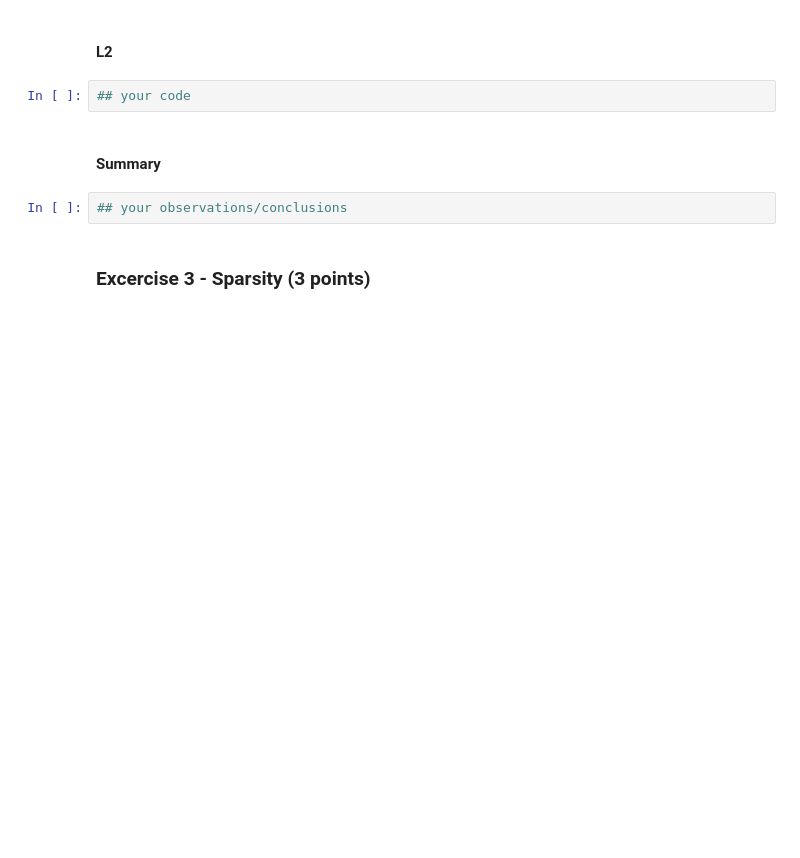
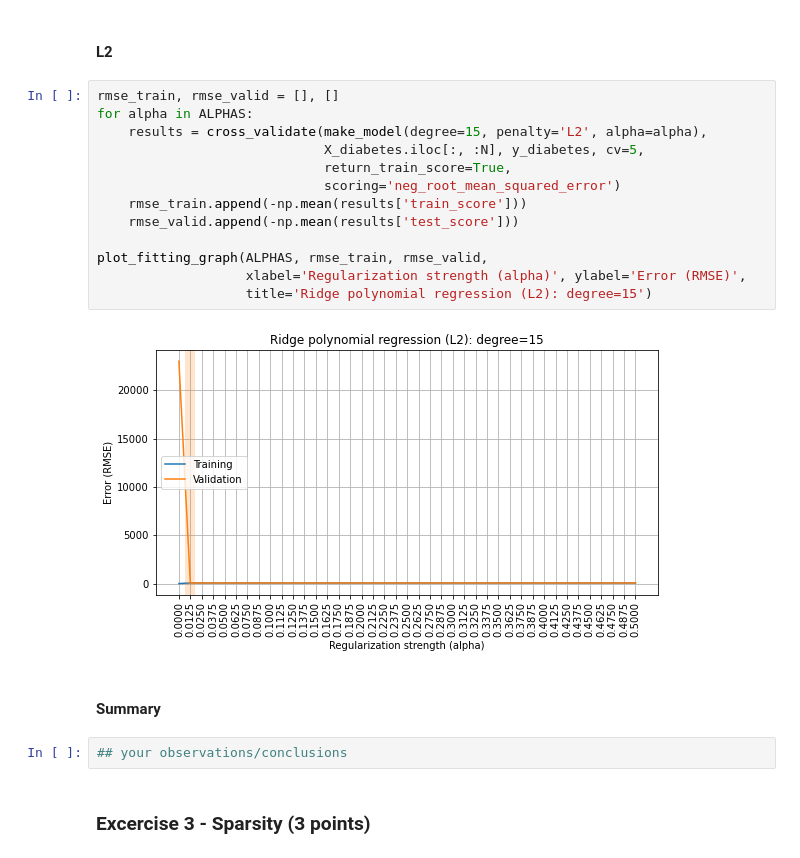
Before and after one commit to galamuz/ml-intro-2, a Jupyter notebook: 4_overfitting_regularization/overfitting_regularization.ipynb, the cells around one changed output. Cells and saved outputs as stored; diff of their text form; blank space fills up the shorter version.

```diff
--- a/4_overfitting_regularization/overfitting_regularization.ipynb
+++ b/4_overfitting_regularization/overfitting_regularization.ipynb
@@ -407,7 +519,20 @@ Please do a discovery on your own and find that out empirically (both for **L1**
 # %% [markdown]
 #### L2
-# %%
-## your code
+# %%
+rmse_train, rmse_valid = [], []
+for alpha in ALPHAS:
+    results = cross_validate(make_model(degree=15, penalty='L2', alpha=alpha),
+                             X_diabetes.iloc[:, :N], y_diabetes, cv=5,
+                             return_train_score=True,
+                             scoring='neg_root_mean_squared_error')
+    rmse_train.append(-np.mean(results['train_score']))
+    rmse_valid.append(-np.mean(results['test_score']))
+
+plot_fitting_graph(ALPHAS, rmse_train, rmse_valid,
+                   xlabel='Regularization strength (alpha)', ylabel='Error (RMSE)',
+                   title='Ridge polynomial regression (L2): degree=15')
+# %% [output]
+[figure, added]
 # %% [markdown]
 #### Summary
 # %%
```
Also changed, not shown: parts of 37 cells of this notebook.
